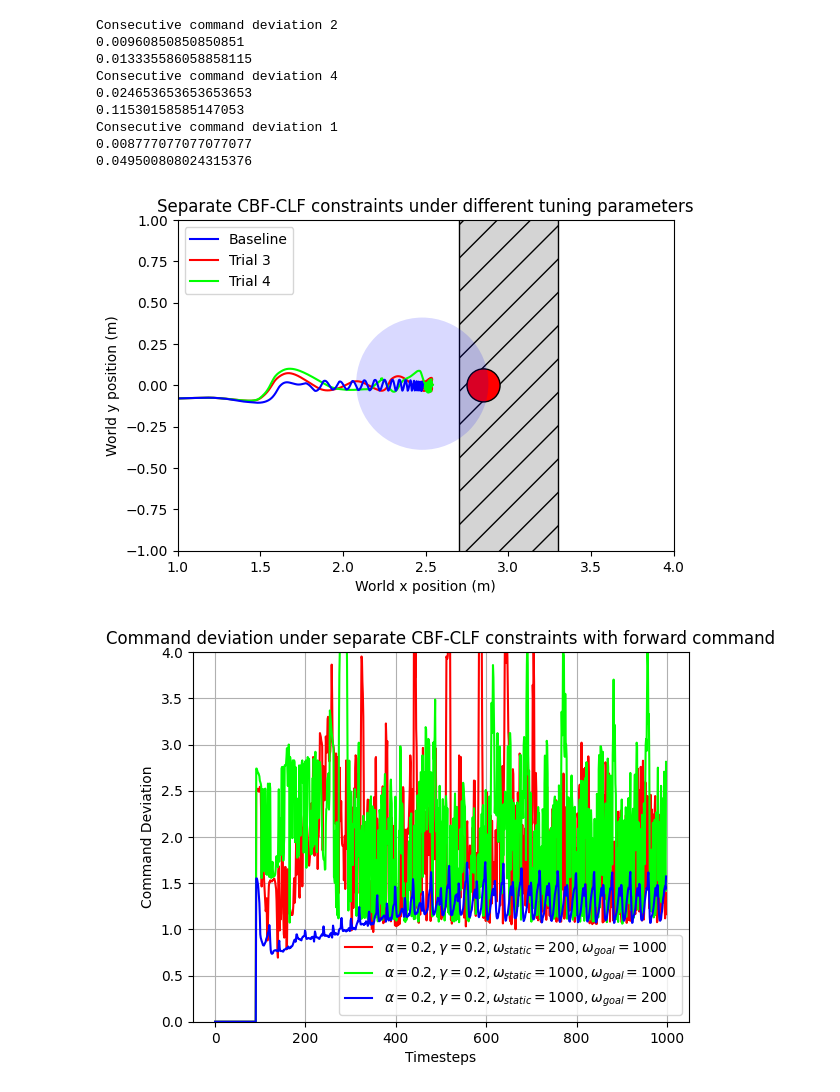
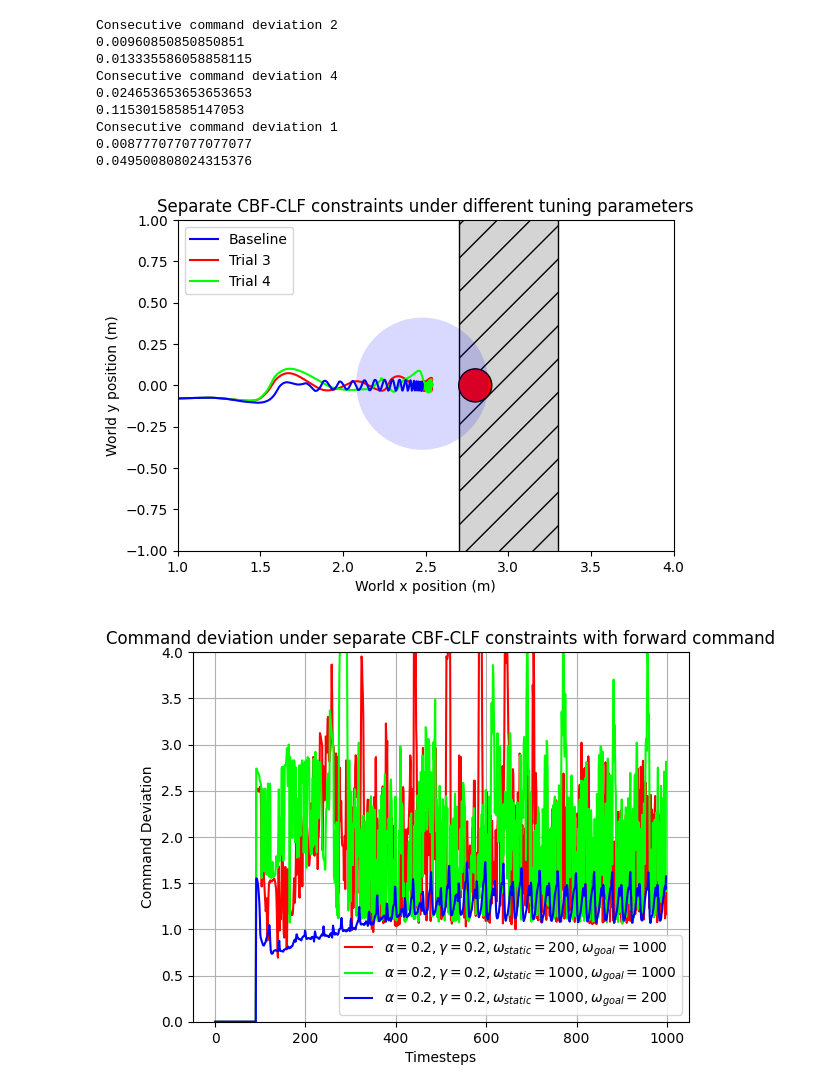
Before and after one commit to famsvip/Robot-Navigation-Collision-Avoidance-, a Jupyter notebook: data/plotting.ipynb, the cells around one changed output. Cells and saved outputs as stored; diff of their text form; code cells hidden in the pictures.

```diff
--- a/data/plotting.ipynb
+++ b/data/plotting.ipynb
@@ -225,35 +225,35 @@ data_threshold = 10000
 separated_1 = np.load("./separated_pos_1.npy")
 separated_5 = np.load("./separated_pos_5.npy")
 separated_6 = np.load("./separated_pos_6.npy")
 
 fig, ax = plt.subplots()
 
 rect = Rectangle((2.7, -1.8), width=0.6, height=3.6,
                  edgecolor='black', facecolor=(0.83, 0.83, 0.83), hatch="/")
-circle_target = Circle((2.85, 0.0), radius=0.1, edgecolor="black", facecolor="red")
+circle_target = Circle((2.8, 0.0), radius=0.1, edgecolor="black", facecolor="red")
 circle_separated_1 = Circle((separated_1[data_threshold-1,:2]), radius=0.4, facecolor=(0,0,1.0,0.15))
 ax.add_patch(rect)
 ax.add_patch(circle_target)
 ax.add_patch(circle_separated_1)
 
 ax.plot(separated_5[:data_threshold,0], separated_5[:data_threshold,1], color=(1.0,0,0), label="Trial 3")
 ax.plot(separated_6[:data_threshold,0], separated_6[:data_threshold,1], color=(0,1.0,0), label="Trial 4")
 ax.plot(separated_1[:data_threshold,0], separated_1[:data_threshold,1], color=(0,0,1.0), label="Baseline")
 
 handles, labels = ax.get_legend_handles_labels()
 order = [2, 0, 1]
 ax.legend([handles[i] for i in order], [labels[i] for i in order])
 
 ax.set_xlim(1, 4)
 ax.set_ylim(-1, 1)
 ax.set_aspect('equal')
 plt.grid(False)
 plt.title('Separate CBF-CLF constraints under different tuning parameters')
 plt.xlabel("World x position (m)")
 plt.ylabel("World y position (m)")
 plt.show()
 # %% [output]
-[figure, old version]
+[figure, new version]
 # %%
 # Consecutive command error for tuning slack weight for separate CBF_CLF
 
```
Also changed, not shown: parts of 4 cells of this notebook, 1 other file.
